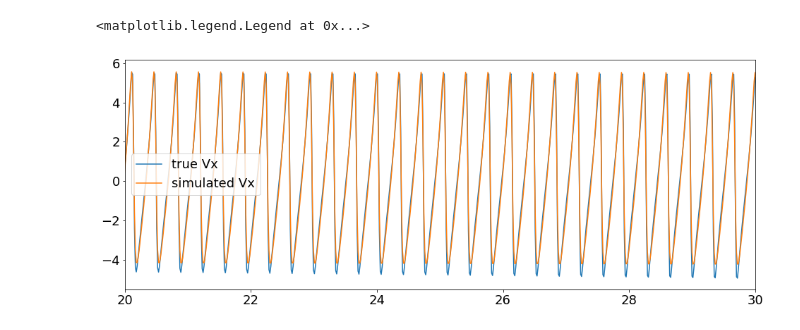
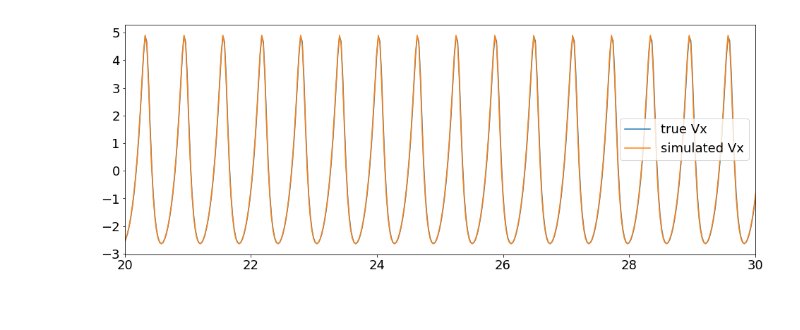
Before and after one commit to Mixanik-43/IDAO-2020, a Jupyter notebook: utils_notebook.ipynb, the cells around one changed output. Cells and saved outputs as stored; diff of their text form; code cells hidden in the pictures.

```diff
--- a/utils_notebook.ipynb
+++ b/utils_notebook.ipynb
@@ -206,15 +224,14 @@ for i in tqdm(range(600)):
     except:
         print(i)
 # %%
-data = remove_time_jumps_fast(get_satellite_data(s_data, 1))
+data = remove_time_jumps_fast(get_satellite_data(s_data, 4))
 plt.figure(figsize=(16, 6))
-plt.plot(data['t'],data['Vx'], label = 'true Vx')
-plt.plot(data['t'],data['Vx_sim'], label = 'simulated Vx')
+plt.plot(data['t'],data['Vx'], label = 'true Vx');
+plt.plot(data['t'],data['Vx_sim'], label = 'simulated Vx');
 
 plt.xlim([0,10])
 #plt.xlim([10,20])
 plt.xlim([20,30])
-plt.legend()
+plt.legend();
 # %% [output]
-<matplotlib.legend.Legend at 0x...>
-[figure, old version]
+[figure, new version]
```
Also changed, not shown: parts of 7 cells of this notebook.
